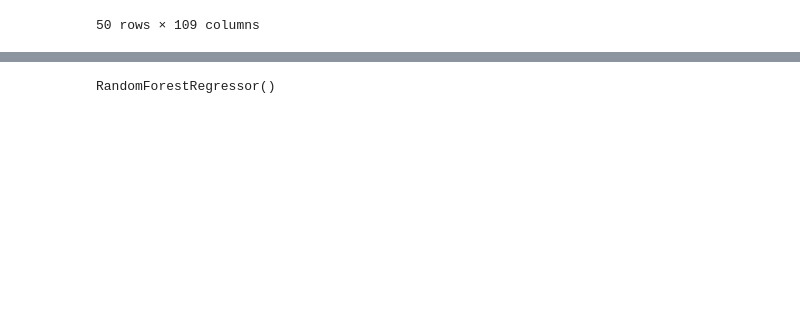
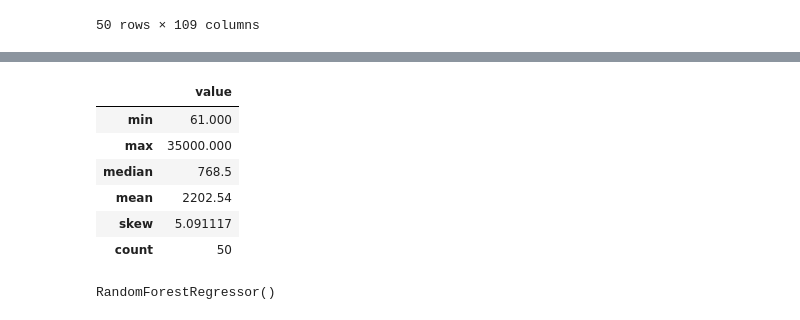
Before and after one commit to mrustl/plattform, a Jupyter notebook: ews_notebook.ipynb, the cells around one changed output, grey strips where cells are left out. Cells and saved outputs as stored; diff of their text form; code cells hidden in the pictures; blank space fills up the shorter version.

```diff
--- a/ews_notebook.ipynb
+++ b/ews_notebook.ipynb
@@ -197,3 +252,13 @@ X_train, X_test, y_train, y_test = train_test_split(X, y, test_size=0.3, random_
+# %%
+df_merge_col.agg({"value": ["min", "max", "median", "mean","skew", "count"]})
+# %% [output]
+|  | value |
+| min | 61.000 |
+| max | 35000.000 |
+| median | 768.5 |
+| mean | 2202.54 |
+| skew | 5.091117 |
+| count | 50 |
 # %%
 rf = RandomForestRegressor()
 # %%
```
Also changed, not shown: parts of 8 cells of this notebook, 4 other files.
